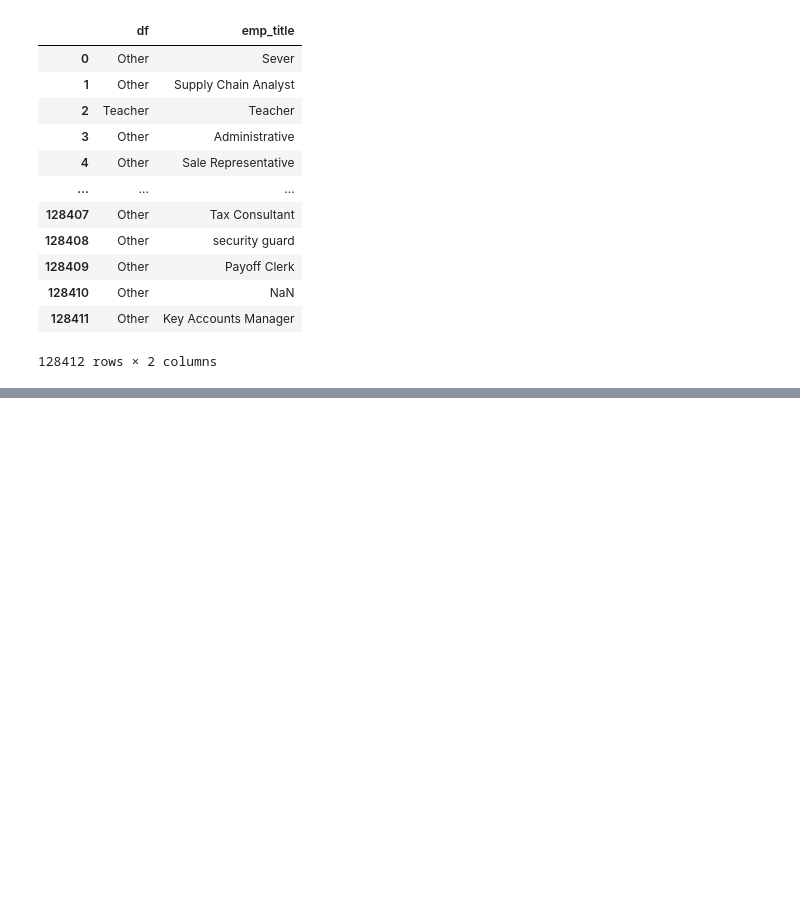
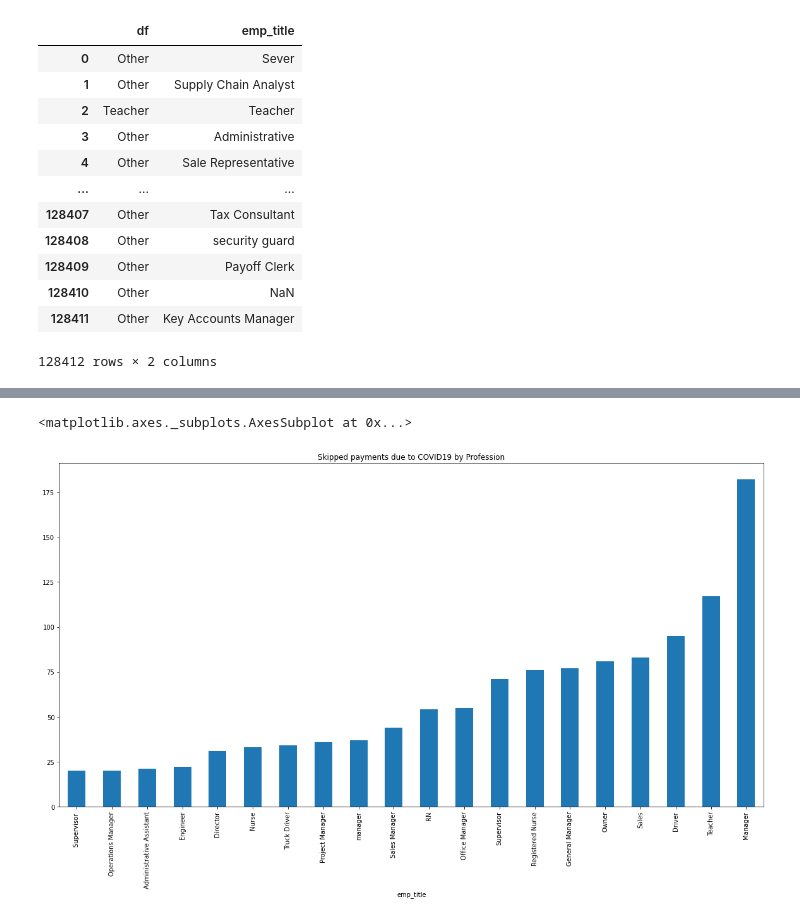
Before and after one commit to JoshuaHaga/DS-Unit-1-Sprint-1-Data-Wrangling-and-Storytelling, a Jupyter notebook: module2-make-features/LS_DS_112_Make_Features_Assignment.ipynb, the cells around one changed output, grey strips where cells are left out. Drawn from its saved outputs; the diff is of its cells as text; code cells hidden in the pictures; blank space fills up the shorter version.

```diff
--- a/module2-make-features/LS_DS_112_Make_Features_Assignment.ipynb
+++ b/module2-make-features/LS_DS_112_Make_Features_Assignment.ipynb
@@ -309,3 +322,5 @@ loans[['df', 'emp_title']]
 | 128410 | Other | NaN |
 | 128411 | Other | Key Accounts Manager |
 128412 rows × 2 columns
+# %%
+professions = loans[loans['df']!='Other']
@@ -311,0 +343,3 @@ loans[['df', 'emp_title']]
+# %%
+#crosstab of payments affected by covid by profession
+covidskip_title = pd.crosstab(professions['emp_title'], professions['hardship_type'])
@@ -311,0 +348,3 @@ loans[['df', 'emp_title']]
+# %%
+#professions sorted by number of skips due to covid
+covidskip_job_sorted = covidskip_title.sort_values(by = 'CVD19SKIP')
@@ -311,0 +372,7 @@ loans[['df', 'emp_title']]
+# %%
+#bar plot displaying which professions where unable to pay because of COVID19
+covidskip_job_sorted['CVD19SKIP'].plot(kind = 'bar',figsize=(20,10), title=('Skipped payments due to COVID19 by Profession'), x=(('number of skipped')),
+)
+# %% [output]
+<matplotlib.axes._subplots.AxesSubplot at 0x...>
+[figure, added]
```
Also changed, not shown: parts of 8 cells of this notebook.
